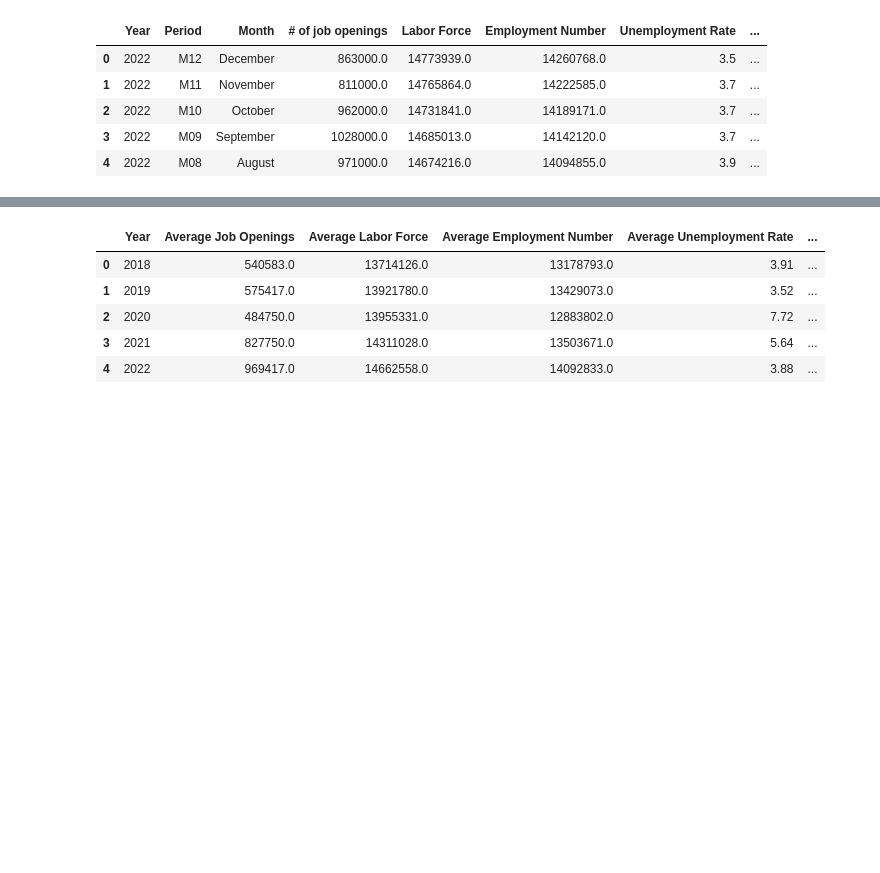
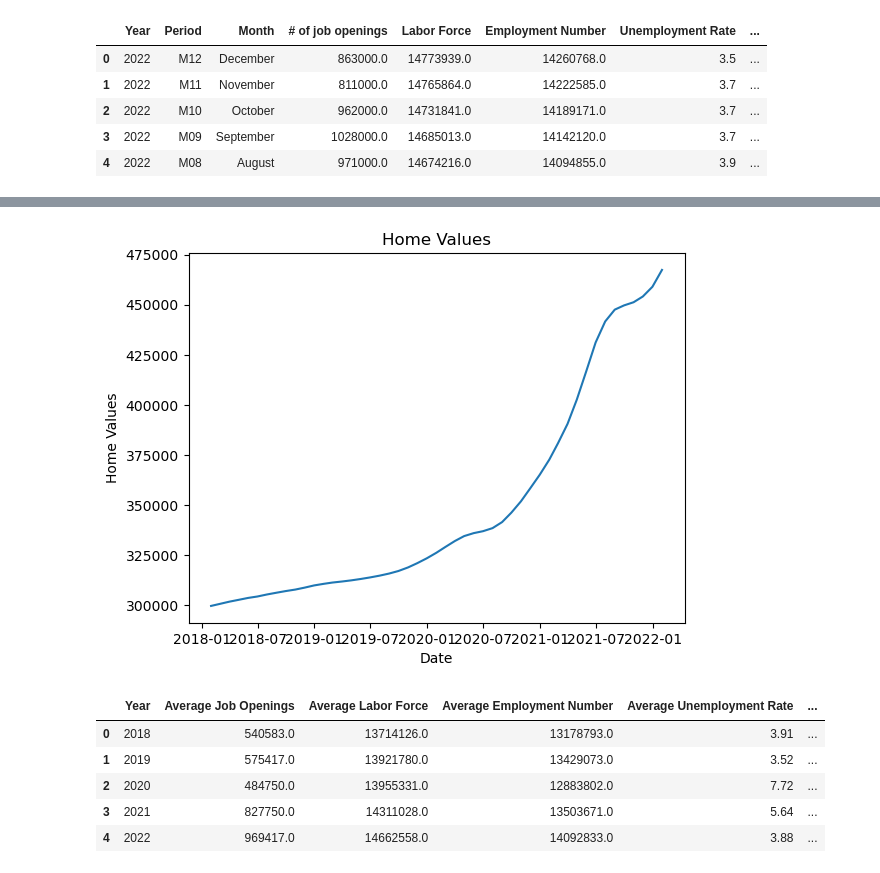
Before and after one commit to lynnlee2002/project-1, a Jupyter notebook: CODEine_project_1.ipynb, the cells around one changed output, grey strips where cells are left out. Saved outputs shown, nothing was run; the diff lists cells and outputs as text; code cells hidden in the pictures; blank space fills up the shorter version.

```diff
--- a/CODEine_project_1.ipynb
+++ b/CODEine_project_1.ipynb
@@ -437,3 +565,12 @@ population_2022 = 30029572
+# %%
+#Create home valye graph
+plt.plot(home_value_df['date'], home_value_df['Home Values'])
+plt.title('Home Values')
+plt.xlabel('Date')
+plt.ylabel('Home Values')
+plt.show()
+# %% [output]
+[figure, added]
 # %%
 #Create df for each year
 df_2022 = merge_5.loc[(merge_5["Year"] == 2022)]
```
Also changed, not shown: parts of 6 cells of this notebook.
